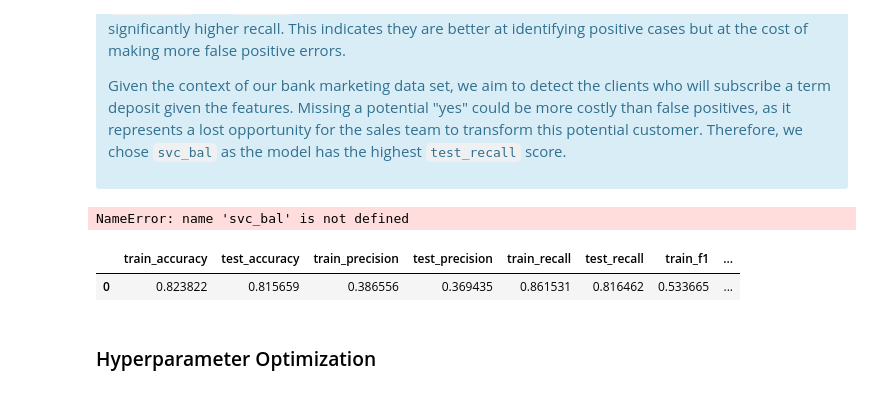
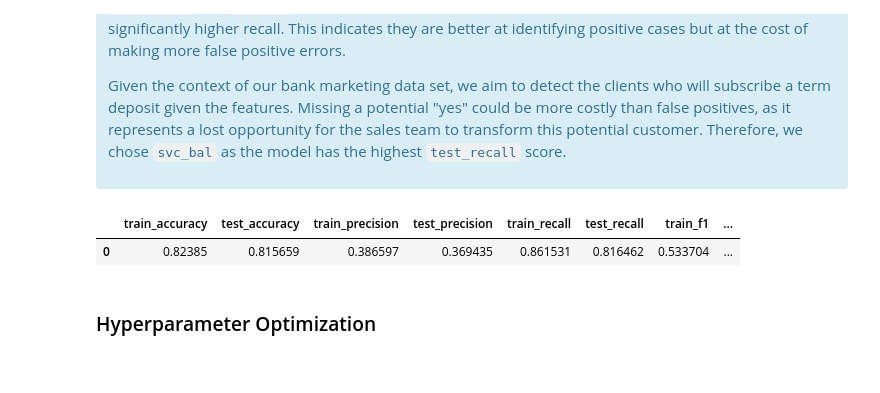
Before and after one commit to UBC-MDS/dsci_522_group_8_bank_marketing_project, a Jupyter notebook: notebooks/_build/jupyter_execute/bank_analysis.ipynb, the cells around one changed output. Saved outputs shown, nothing was run; the diff lists cells and outputs as text; code cells hidden in the pictures.

```diff
--- a/notebooks/_build/jupyter_execute/bank_analysis.ipynb
+++ b/notebooks/_build/jupyter_execute/bank_analysis.ipynb
@@ -141,25 +131,12 @@ scoring_df
 Given the context of our bank marketing data set, we aim to detect the clients who will subscribe a term deposit given the features. Missing a potential "yes" could be more costly than false positives, as it represents a lost opportunity for the sales team to transform this potential customer. Therefore, we chose `svc_bal` as the model has the highest `test_recall` score.
 
 </div>
-# %%
-svc_bal.fit(X_train, y_train)
-confmat_svc_bal = ConfusionMatrixDisplay.from_estimator(
-    svc_bal,
-    X_train,
-    y_train,
-    values_format="d",)
-confmat_svc_bal
-# %% [output]
-NameError: name 'svc_bal' is not defined
 # %%
-# Import the scoring_metrics functions function from the src folder
-sys.path.append('..')
-from src.scoringmetrics import scoring_metrics
-result=scoring_metrics(svc_bal, X_train, y_train, X_test, y_test, pos_label="yes")
-result
+scoring_metric_df=pd.read_csv("../results/metrics/scoring_metrics.csv")
+scoring_metric_df
 # %% [output]
 |  | train_accuracy | test_accuracy | train_precision | test_precision | train_recall | test_recall | train_f1 | ... |
-| 0 | 0.823822 | 0.815659 | 0.386556 | 0.369435 | 0.861531 | 0.816462 | 0.533665 | ... |
+| 0 | 0.82385 | 0.815659 | 0.386597 | 0.369435 | 0.861531 | 0.816462 | 0.533704 | ... |
 # %% [markdown]
 ### Hyperparameter Optimization
 # %% [markdown]
```
Also changed, not shown: parts of 13 cells of this notebook, 8 other files.
